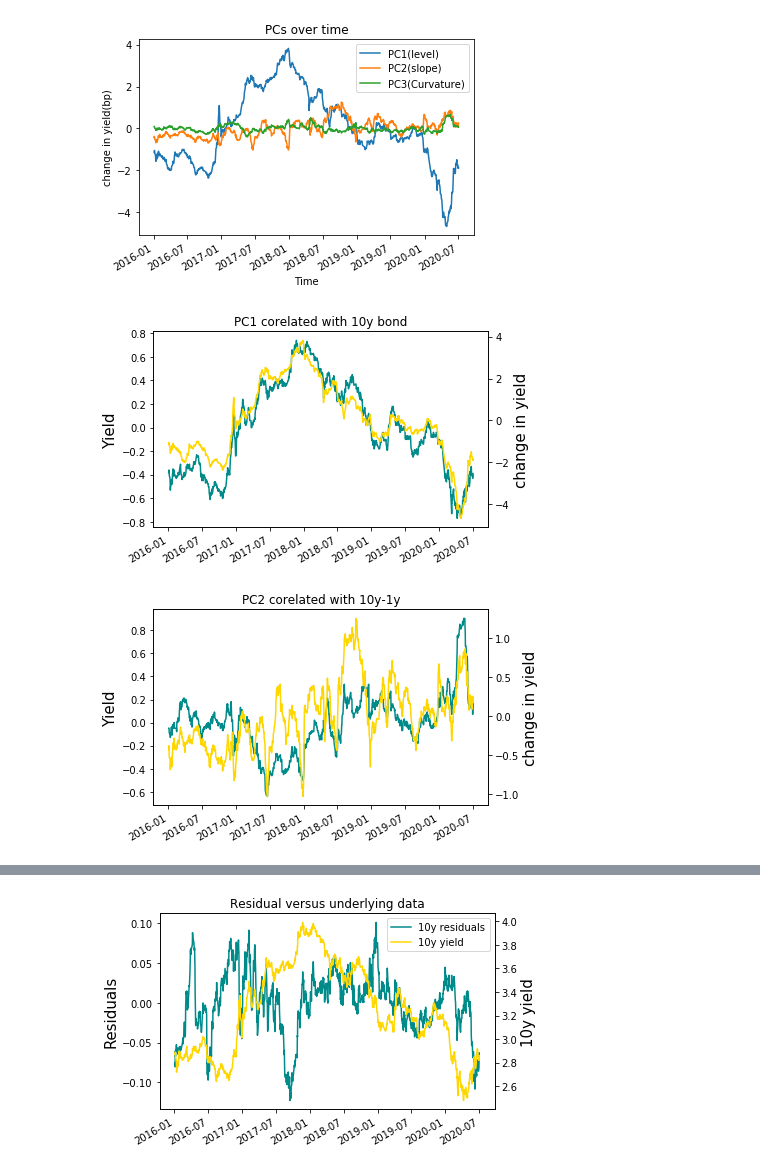
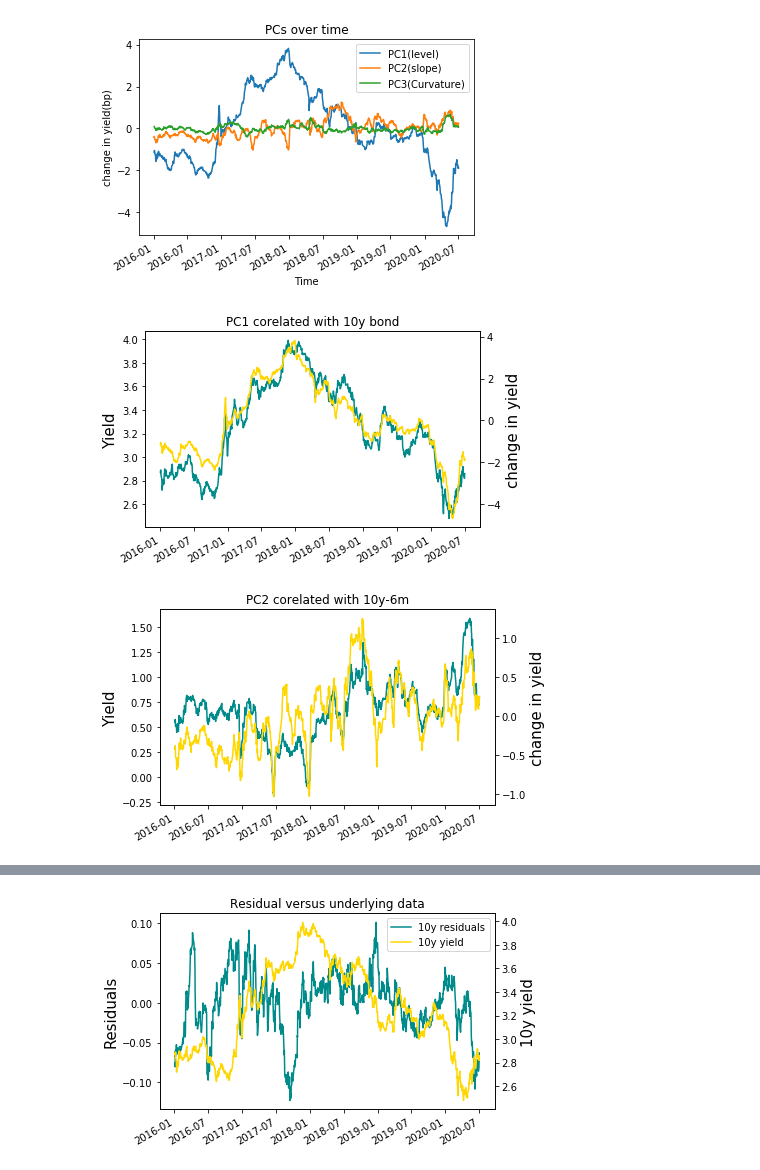
Before and after one commit to KyleMFE/PCA, a Jupyter notebook: PCA's_Applications_in_Curve_Yield_Structure .ipynb, the cells around one changed output, grey strips where cells are left out. Saved outputs shown, nothing was run; the diff lists cells and outputs as text; code cells hidden in the pictures.

```diff
--- a/PCA's_Applications_in_Curve_Yield_Structure .ipynb
+++ b/PCA's_Applications_in_Curve_Yield_Structure .ipynb
@@ -197,7 +197,7 @@ plt.show()
 # %%
 fig = plt.figure()
 ax1 = fig.add_subplot(111)
-l1 = ax1.plot(date, data['10y'].values, 'darkcyan', label='10y')
+l1 = ax1.plot(date, df['10y'].values, 'darkcyan', label='10y')
 ax1.set_ylabel('Yield', fontsize=15)
 ax1.set_title("PC1 corelated with 10y bond")
 
@@ -207,22 +207,22 @@ ax2.set_ylabel('change in yield', fontsize=15)
 plt.gcf().autofmt_xdate()
 plt.show()
 # %% [output]
-[figure, old version]
+[figure, new version]
 # %%
 fig = plt.figure()
 ax1 = fig.add_subplot(111)
-delta = data['10y'] - data['1y']
+delta = df['10y'] - df['6m']
 l1 = ax1.plot(date, delta.values, 'darkcyan', label='10y')
 ax1.set_ylabel('Yield', fontsize=15)
-ax1.set_title("PC2 corelated with 10y-1y")
+ax1.set_title("PC2 corelated with 10y-6m")
 
 ax2 = ax1.twinx()  # this is the important function
-l3 = ax2.plot(date, scores[:,1], 'gold', label='PC1')
+l3 = ax2.plot(date, scores[:,1], 'gold', label='PC2')
 ax2.set_ylabel('change in yield', fontsize=15)
 plt.gcf().autofmt_xdate()
 plt.show()
 # %% [output]
-[figure, old version]
+[figure, new version]
 # %%
 reconstruct =  pd.DataFrame(scores.dot(loadings.transpose()), index=data.index, columns=data.columns)
 residuals = data - reconstruct
```
Also changed, not shown: parts of 7 cells of this notebook.
